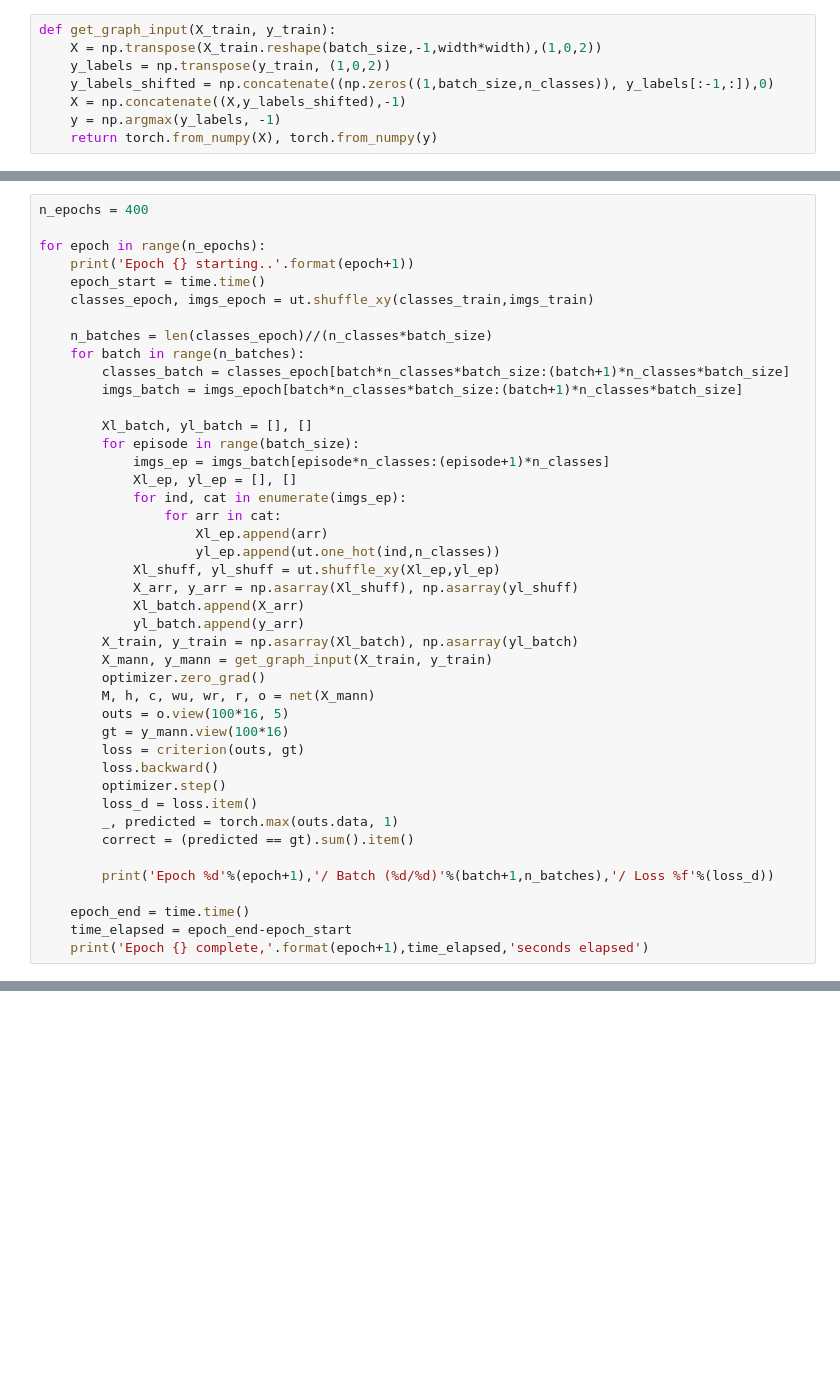
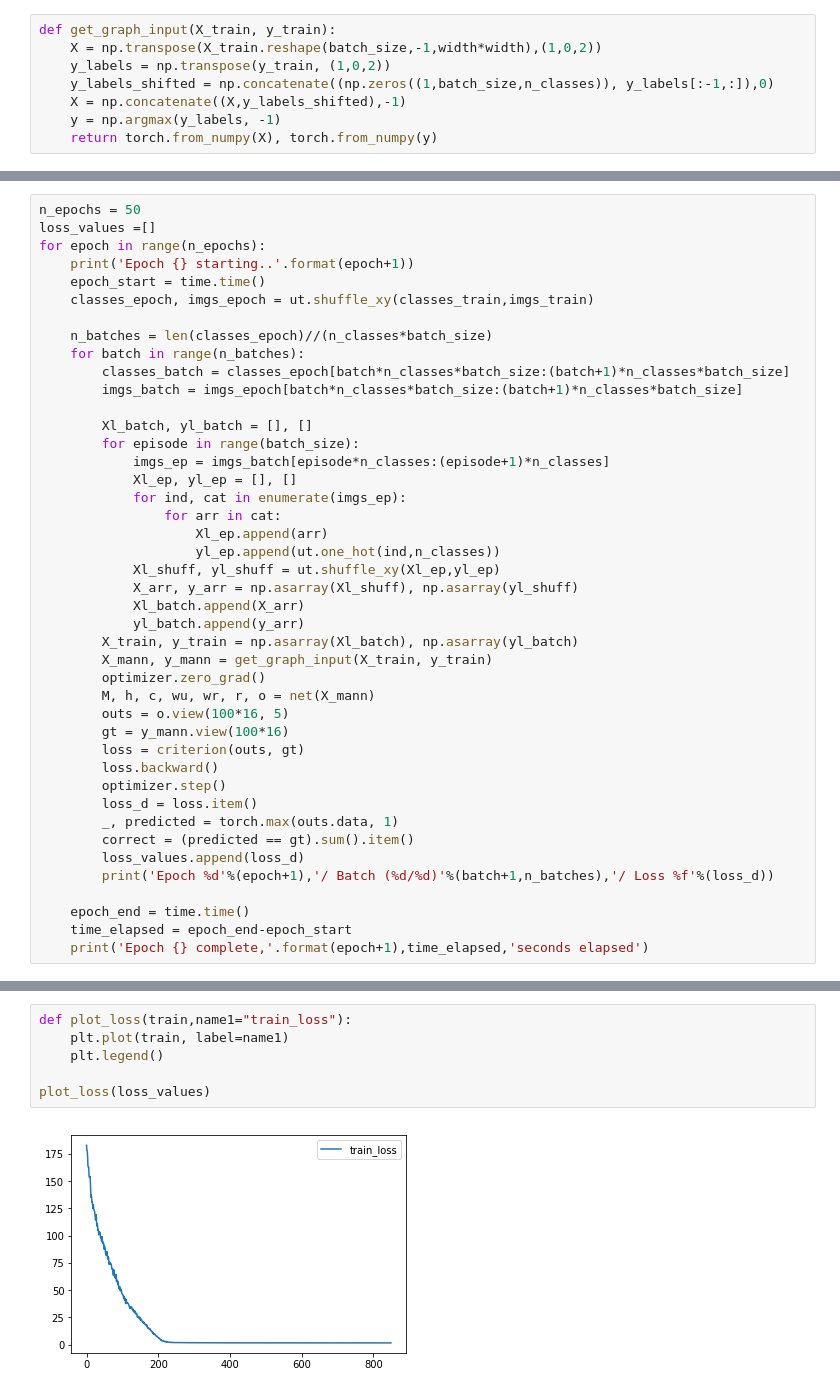
Before and after one commit to shruti-jadon/Hands-on-One-Shot-Learning, a Jupyter notebook: Ch04-ModelsBasedMethods/MANN.ipynb, the cells around one changed output, grey strips where cells are left out. Saved outputs shown, nothing was run; the diff lists cells and outputs as text; blank space fills up the shorter version.

```diff
--- a/Ch04-ModelsBasedMethods/MANN.ipynb
+++ b/Ch04-ModelsBasedMethods/MANN.ipynb
@@ -257,6 +256,6 @@ def get_graph_input(X_train, y_train):
 # %%
-n_epochs = 400
-
+n_epochs = 50
+loss_values =[]
 for epoch in range(n_epochs):
     print('Epoch {} starting..'.format(epoch+1))
     epoch_start = time.time()
@@ -291,7 +290,7 @@ for epoch in range(n_epochs):
         loss_d = loss.item()
         _, predicted = torch.max(outs.data, 1)
         correct = (predicted == gt).sum().item()
-
+        loss_values.append(loss_d)
         print('Epoch %d'%(epoch+1),'/ Batch (%d/%d)'%(batch+1,n_batches),'/ Loss %f'%(loss_d))
 
     epoch_end = time.time()
@@ -318,0 +320,8 @@ Epoch 4 starting..
+# %%
+def plot_loss(train,name1="train_loss"):
+    plt.plot(train, label=name1)
+    plt.legend()
+
+plot_loss(loss_values)
+# %% [output]
+[figure, added]
```
Also changed, not shown: parts of 12 cells of this notebook.
